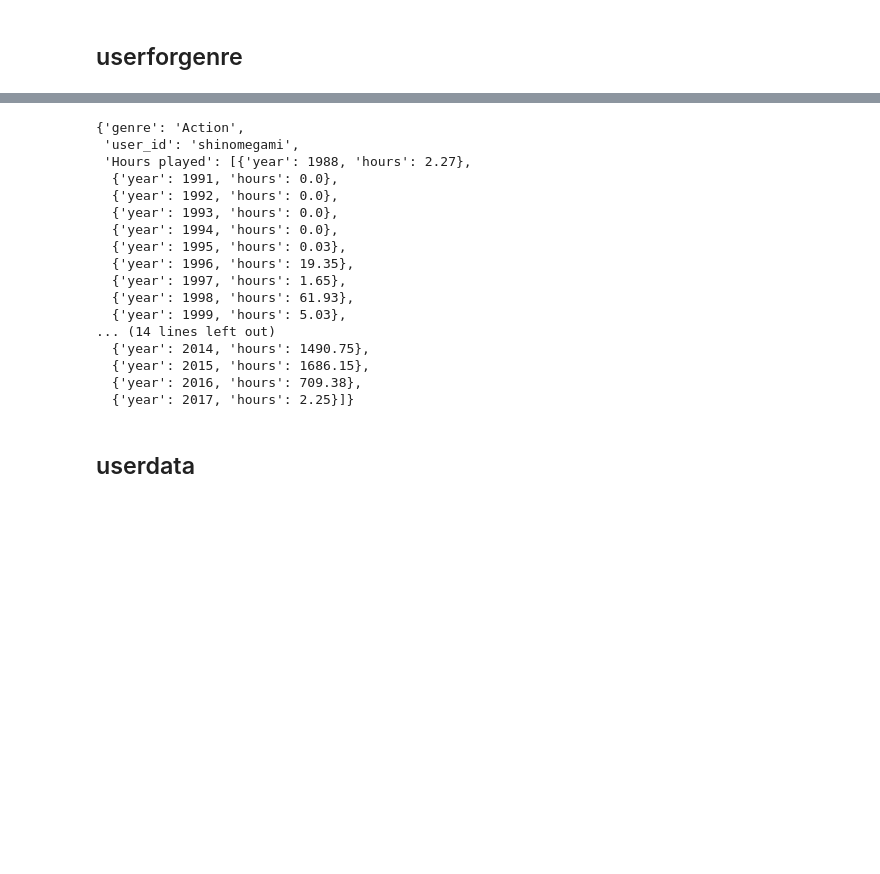
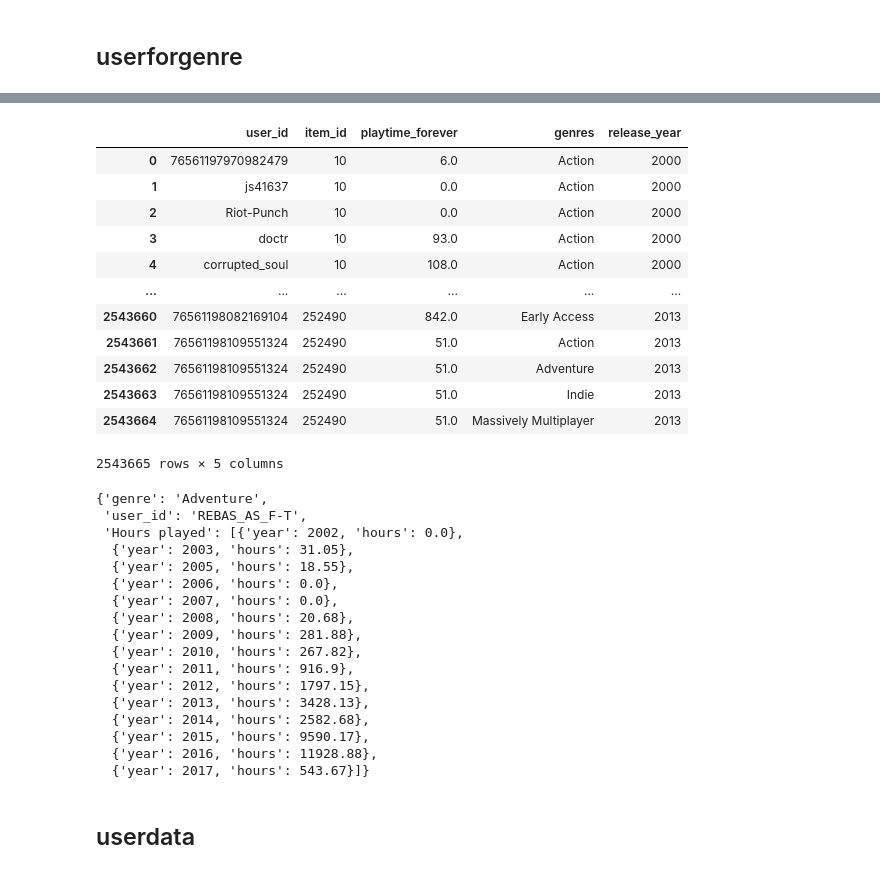
Before and after one commit to ga-romu/PI-MLOps-steam-recs, a Jupyter notebook: notebooks/06_memory_profiling.ipynb, the cells around one changed output, grey strips where cells are left out. Cells and saved outputs as stored; diff of their text form; code cells hidden in the pictures; blank space fills up the shorter version.

```diff
--- a/notebooks/06_memory_profiling.ipynb
+++ b/notebooks/06_memory_profiling.ipynb
@@ -233,3 +222,28 @@ df_genre.duplicated().sum()
 # %%
 df_genre.drop_duplicates(inplace=True)
+# %%
+#Cuento filas
+cant_filas= len(df_genre)
+
+#Calculo la mitad
+mitad_filas= cant_filas // 3
+
+#Selecciono la mitad superior
+df_genres= df_genre.iloc[:mitad_filas]
+
+df_genres
+# %% [output]
+|  | user_id | item_id | playtime_forever | genres | release_year |
+| 0 | 76561197970982479 | 10 | 6.0 | Action | 2000 |
+| 1 | js41637 | 10 | 0.0 | Action | 2000 |
+| 2 | Riot-Punch | 10 | 0.0 | Action | 2000 |
+| 3 | doctr | 10 | 93.0 | Action | 2000 |
+| 4 | corrupted_soul | 10 | 108.0 | Action | 2000 |
+| ... | ... | ... | ... | ... | ... |
+| 2543660 | 76561198082169104 | 252490 | 842.0 | Early Access | 2013 |
+| 2543661 | 76561198109551324 | 252490 | 51.0 | Action | 2013 |
+| 2543662 | 76561198109551324 | 252490 | 51.0 | Adventure | 2013 |
+| 2543663 | 76561198109551324 | 252490 | 51.0 | Indie | 2013 |
+| 2543664 | 76561198109551324 | 252490 | 51.0 | Massively Multiplayer | 2013 |
+2543665 rows × 5 columns
 # %%
@@ -269,23 +283,23 @@ def UserForGenre(genero:str):
       "Hours played": playtime_details
   }
 # %%
-UserForGenre('Action')
+UserForGenre('Adventure')
 # %% [output]
-{'genre': 'Action',
- 'user_id': 'shinomegami',
- 'Hours played': [{'year': 1988, 'hours': 2.27},
-  {'year': 1991, 'hours': 0.0},
-  {'year': 1992, 'hours': 0.0},
-  {'year': 1993, 'hours': 0.0},
-  {'year': 1994, 'hours': 0.0},
-  {'year': 1995, 'hours': 0.03},
-  {'year': 1996, 'hours': 19.35},
-  {'year': 1997, 'hours': 1.65},
-  {'year': 1998, 'hours': 61.93},
-  {'year': 1999, 'hours': 5.03},
-... (14 lines left out)
-  {'year': 2014, 'hours': 1490.75},
-  {'year': 2015, 'hours': 1686.15},
-  {'year': 2016, 'hours': 709.38},
-  {'year': 2017, 'hours': 2.25}]}
+{'genre': 'Adventure',
+ 'user_id': 'REBAS_AS_F-T',
+ 'Hours played': [{'year': 2002, 'hours': 0.0},
+  {'year': 2003, 'hours': 31.05},
+  {'year': 2005, 'hours': 18.55},
+  {'year': 2006, 'hours': 0.0},
+  {'year': 2007, 'hours': 0.0},
+  {'year': 2008, 'hours': 20.68},
+  {'year': 2009, 'hours': 281.88},
+  {'year': 2010, 'hours': 267.82},
+  {'year': 2011, 'hours': 916.9},
+  {'year': 2012, 'hours': 1797.15},
+  {'year': 2013, 'hours': 3428.13},
+  {'year': 2014, 'hours': 2582.68},
+  {'year': 2015, 'hours': 9590.17},
+  {'year': 2016, 'hours': 11928.88},
+  {'year': 2017, 'hours': 543.67}]}
 # %%
```
Also changed, not shown: parts of 12 cells of this notebook, 3 other files.
